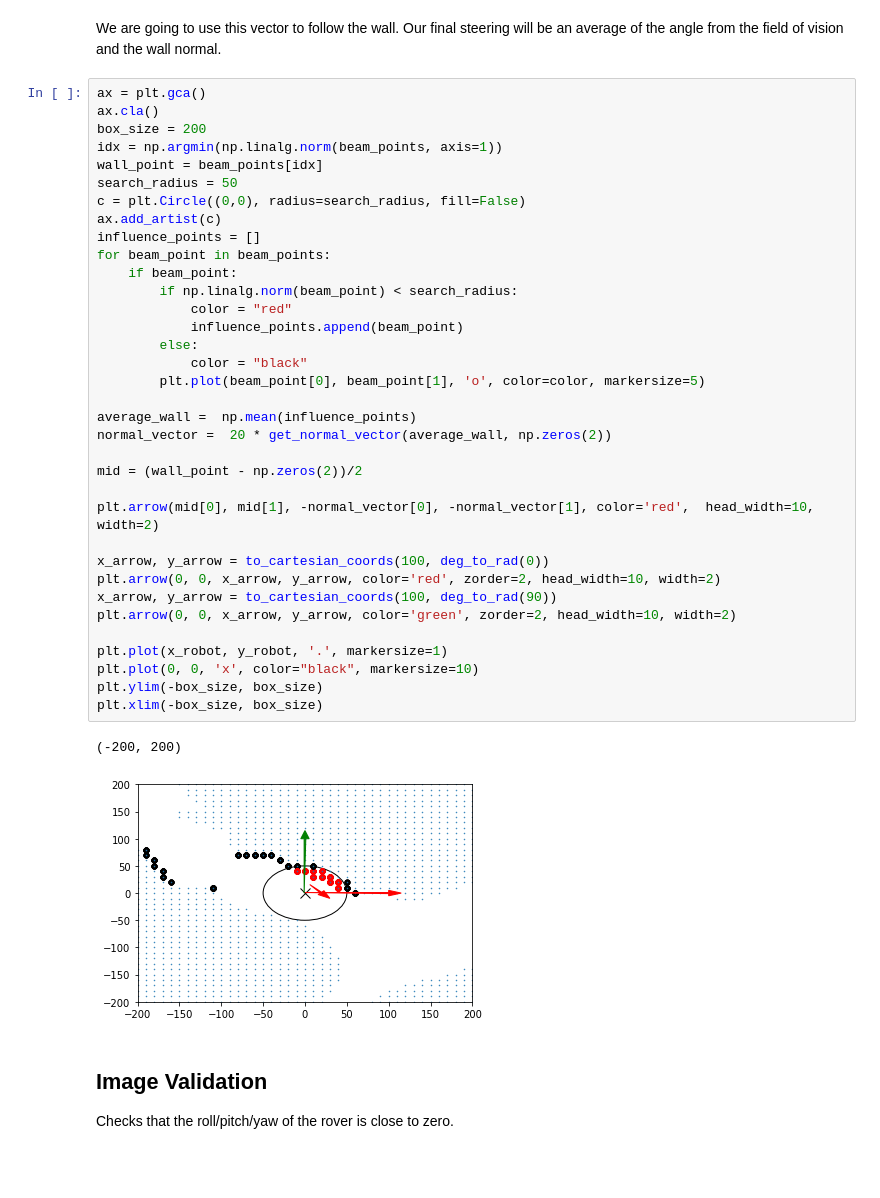
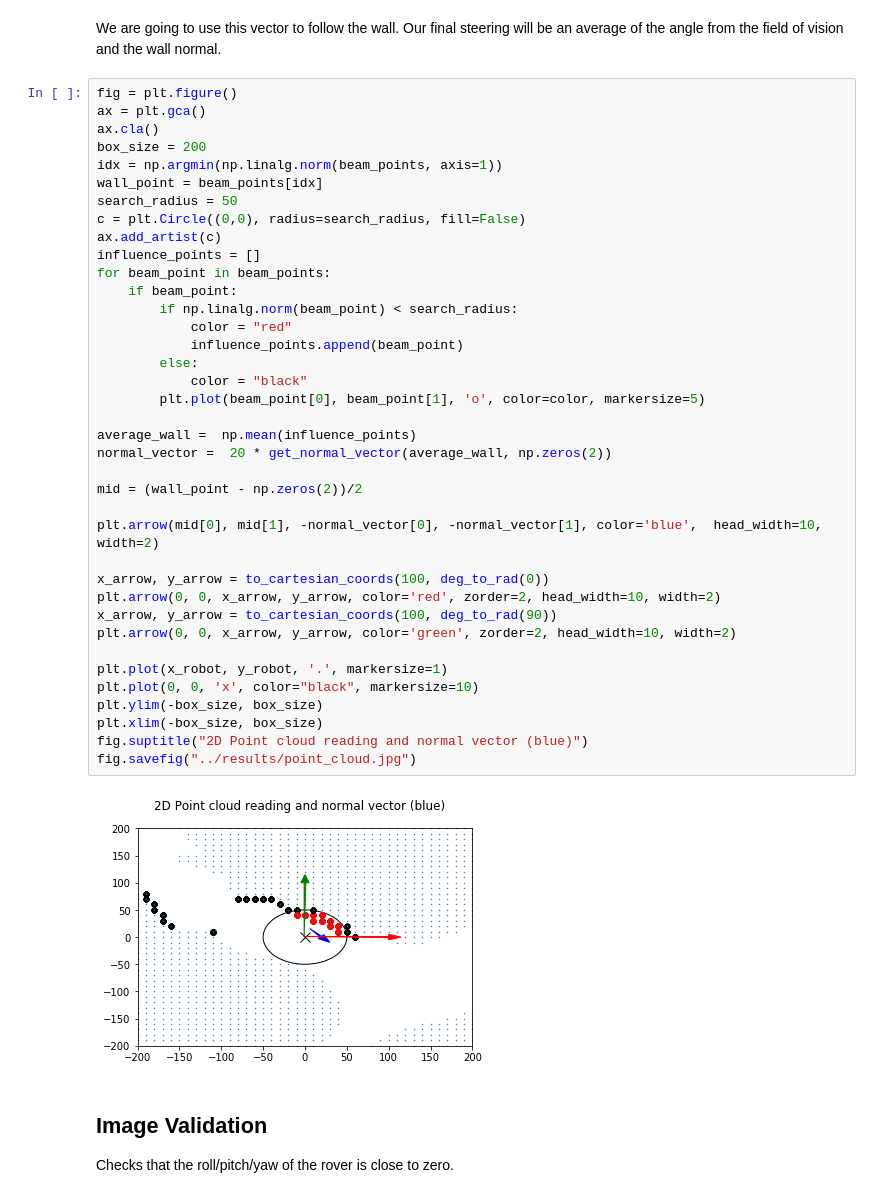
Before and after one commit to ndilsou/RoboND-Rover-Project, a Jupyter notebook: code/Rover_Project_Test_Notebook.ipynb, the cells around one changed output. Drawn from its saved outputs; the diff is of its cells as text; blank space fills up the shorter version.

```diff
--- a/code/Rover_Project_Test_Notebook.ipynb
+++ b/code/Rover_Project_Test_Notebook.ipynb
@@ -523,6 +523,7 @@ Wall time: 126 ms
 # %% [markdown]
 We are going to use this vector to follow the wall. Our final steering will be an average of the angle from the field of vision and the wall normal.
 # %%
+fig = plt.figure()
 ax = plt.gca()
 ax.cla()
 box_size = 200
@@ -530,36 +531,37 @@ idx = np.argmin(np.linalg.norm(beam_points, axis=1))
 wall_point = beam_points[idx]
 search_radius = 50
 c = plt.Circle((0,0), radius=search_radius, fill=False)
 ax.add_artist(c)
 influence_points = []
 for beam_point in beam_points:
     if beam_point:
         if np.linalg.norm(beam_point) < search_radius:
             color = "red"
             influence_points.append(beam_point)
         else:
             color = "black"
         plt.plot(beam_point[0], beam_point[1], 'o', color=color, markersize=5)
 
 average_wall =  np.mean(influence_points)
 normal_vector =  20 * get_normal_vector(average_wall, np.zeros(2))
 
 mid = (wall_point - np.zeros(2))/2
 
-plt.arrow(mid[0], mid[1], -normal_vector[0], -normal_vector[1], color='red',  head_width=10, width=2)
+plt.arrow(mid[0], mid[1], -normal_vector[0], -normal_vector[1], color='blue',  head_width=10, width=2)
 
 x_arrow, y_arrow = to_cartesian_coords(100, deg_to_rad(0))
 plt.arrow(0, 0, x_arrow, y_arrow, color='red', zorder=2, head_width=10, width=2)
 x_arrow, y_arrow = to_cartesian_coords(100, deg_to_rad(90))
 plt.arrow(0, 0, x_arrow, y_arrow, color='green', zorder=2, head_width=10, width=2)
 
 plt.plot(x_robot, y_robot, '.', markersize=1)
 plt.plot(0, 0, 'x', color="black", markersize=10)
 plt.ylim(-box_size, box_size)
 plt.xlim(-box_size, box_size)
+fig.suptitle("2D Point cloud reading and normal vector (blue)")
+fig.savefig("../results/point_cloud.jpg")
 # %% [output]
-(-200, 200)
-[figure, old version]
+[figure, new version]
 # %% [markdown]
 ## Image Validation
 Checks that the roll/pitch/yaw of the rover is close to zero.
```
Also changed, not shown: 7 other files.
